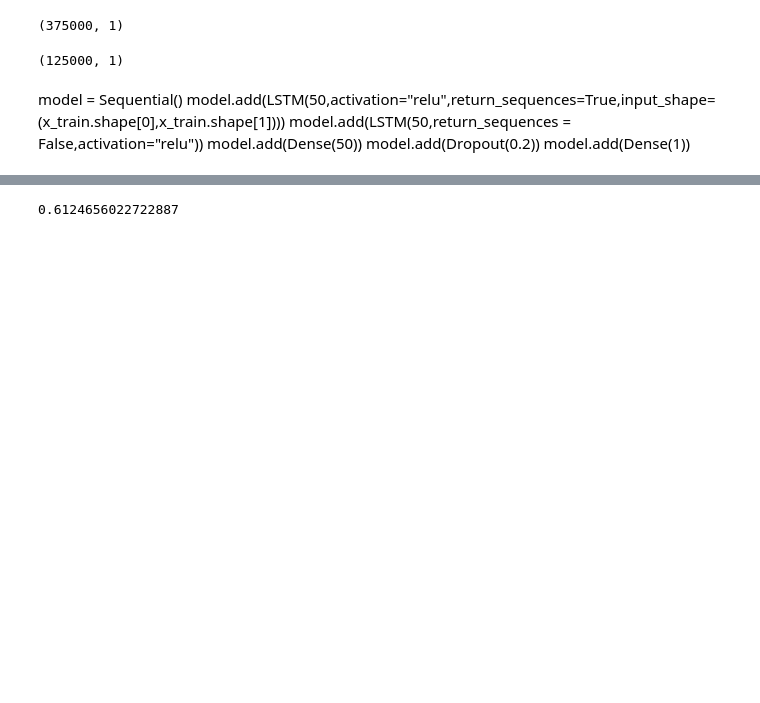
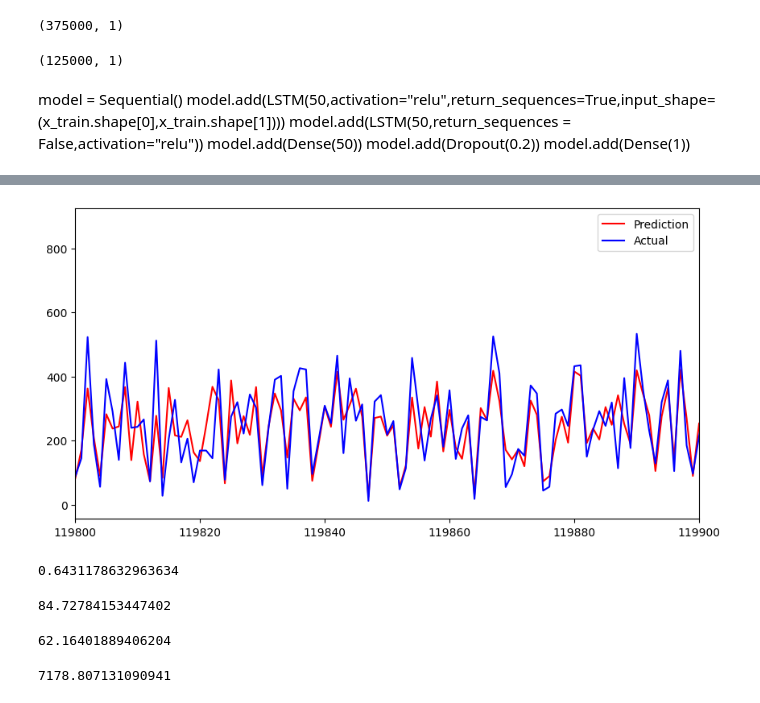
Before and after one commit to fredrikkortet/mt-hh, a Jupyter notebook: LSTM.ipynb, the cells around one changed output, grey strips where cells are left out. Cells and saved outputs as stored; diff of their text form; code cells hidden in the pictures; blank space fills up the shorter version.

Commit message:
added color

```diff
--- a/LSTM.ipynb
+++ b/LSTM.ipynb
@@ -183,7 +180,32 @@ y_pred.shape
+# %%
+y_prednormal=scaler.inverse_transform(y_pred)
+y_testnormal=scaler.inverse_transform(y_test)
+# %%
+plt.figure(figsize=(10,5))
+plt.plot(y_prednormal,color = 'red',label = 'Prediction')
+plt.plot(y_testnormal,color = 'blue',label = 'Actual')
+plt.legend()
+plt.xlim(119800,119900)
+plt.show()
+# %% [output]
+[figure, added]
+# %%
+r2s = metrics.r2_score(y_true=y_testnormal,y_pred=y_prednormal)
+r2s
+# %% [output]
+0.6431178632963634
+# %%
+rmse = sqrt(metrics.mean_squared_error(y_testnormal, y_prednormal))
+rmse
+# %% [output]
+84.72784153447402
+# %%
+mae = metrics.mean_absolute_error(y_true=y_testnormal,y_pred=y_prednormal)
+mae
+# %% [output]
+62.16401889406204
 # %%
-mse = sqrt(mean_squared_error(y_test, y_pred))
+mse = metrics.mean_squared_error(y_true=y_testnormal,y_pred=y_prednormal)
+mse
+# %% [output]
+7178.807131090941
-# %%
-#y_pred = scaler.inverse_transform(y_pred)
-print(mse)
-# %% [output]
-0.6124656022722887
```
Also changed, not shown: parts of 17 cells of this notebook, 1 other file.
